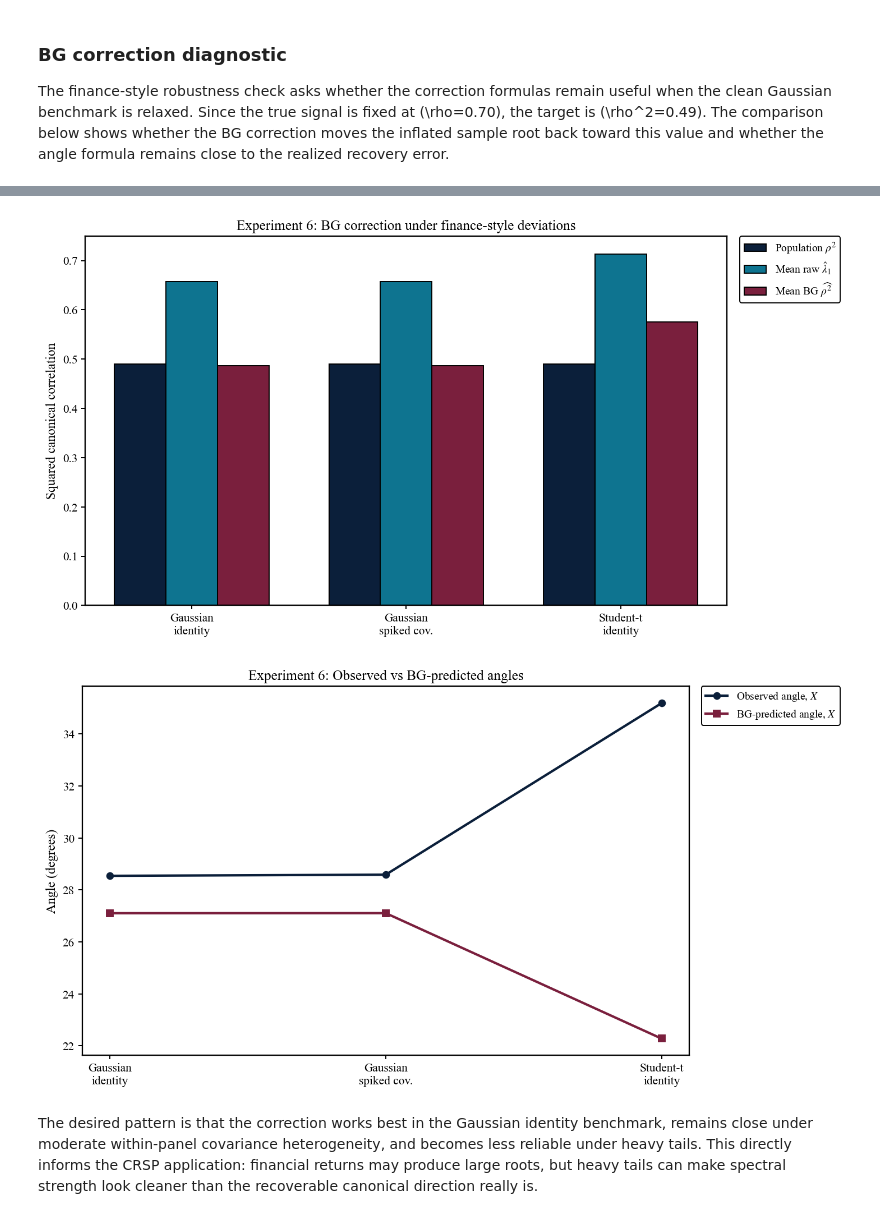
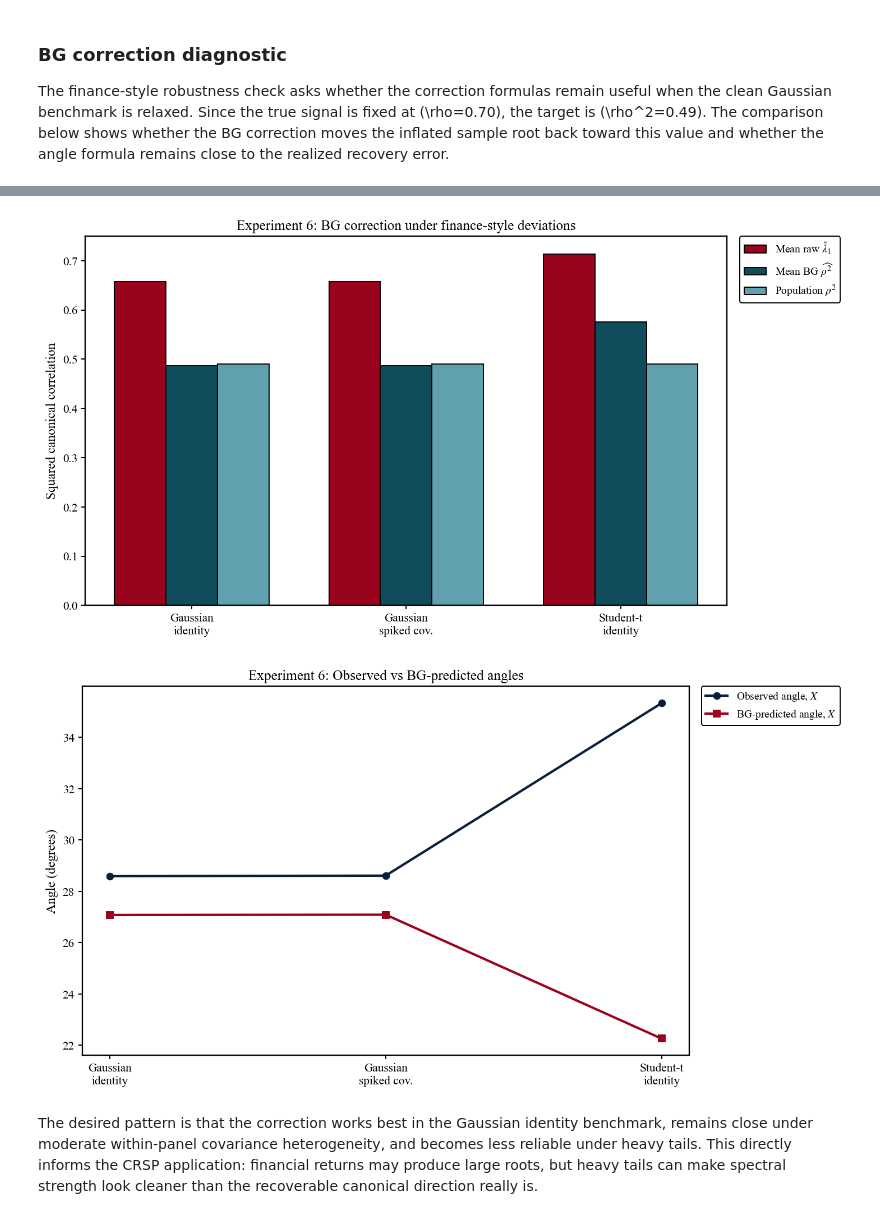
Before and after one commit to albats/hdcca_thesis, a Jupyter notebook: Simulations/simulations.ipynb, the cells around one changed output, grey strips where cells are left out. Cells and saved outputs as stored; diff of their text form; code cells hidden in the pictures.

```diff
--- a/Simulations/simulations.ipynb
+++ b/Simulations/simulations.ipynb
@@ -80,11 +80,15 @@ pd.set_option("display.width", 160)
 THESIS_COLORS = {
     "navy": "#0B1F3A",
     "blue": "#1D4E89",
-    "teal": "#0E7490",
+    "darkteal": "#0F4C5C",
+    "teal": "#61A0AF",
     "green": "#2F6B3B",
-    "burgundy": "#7A1F3D",
+    "red": "#9A031E",
     "gold": "#A06A00",
     "charcoal": "#111111",
+    "grey": "#555555",
+    "orange": "#FB8B24",
+    "autumn": "#E36414",
 }
 
 mpl.rcParams.update({
@@ -1801,23 +2241,29 @@ exp6_correction_summary
 # %%
 fig, ax = thesis_figure(figsize=(10.2, 5.4))
 x = np.arange(len(exp6_correction_summary))
 width = 0.24
-ax.bar(x - width, exp6_correction_summary["rho2_mean"], width=width, color=THESIS_COLORS["navy"], edgecolor="black", label=r"Population $\rho^2$")
-ax.bar(x, exp6_correction_summary["lambda1_hat_mean"], width=width, color=THESIS_COLORS["teal"], edgecolor="black", label=r"Mean raw $\hat{\lambda}_1$")
-ax.bar(x + width, exp6_correction_summary["bg_rho2_hat_mean"], width=width, color=THESIS_COLORS["burgundy"], edgecolor="black", label=r"Mean BG $\widehat{\rho^2}$")
+ax.bar(x - width, exp6_correction_summary["lambda1_hat_mean"], width=width, color=THESIS_COLORS["red"], edgecolor="black",
+       label=r"Mean raw $\hat{\lambda}_1$")
+ax.bar(x , exp6_correction_summary["bg_rho2_hat_mean"], width=width, color=THESIS_COLORS["darkteal"], edgecolor="black",
+       label=r"Mean BG $\widehat{\rho^2}$")
+ax.bar(x + width, exp6_correction_summary["rho2_mean"], width=width, color=THESIS_COLORS["teal"], edgecolor="black", label=r"Population $\rho^2$")
 ax.set_xticks(x)
 ax.set_xticklabels(["Gaussian\nidentity", "Gaussian\nspiked cov.", "Student-t\nidentity"], rotation=0)
 ax.set_ylabel("Squared canonical correlation")
 ax.set_title("Experiment 6: BG correction under finance-style deviations")
 style_axes(ax)
 outside_legend(ax)
 plt.show()
+
+# export
+export_figure(fig, "mc_exp6_bg_root_correction")
+plt.close(fig)
 # %% [output]
-[figure, old version]
+[figure, new version]
 # %%
 fig, ax = thesis_figure(figsize=(10.2, 5.4))
 ax.plot(x, exp6_correction_summary["angle_x_deg_mean"], marker="o", linewidth=2.2, color=THESIS_COLORS["navy"], label=r"Observed angle, $X$")
-ax.plot(x, exp6_correction_summary["bg_pred_angle_x_deg_mean"], marker="s", linewidth=2.2, color=THESIS_COLORS["burgundy"], label=r"BG-predicted angle, $X$")
+ax.plot(x, exp6_correction_summary["bg_pred_angle_x_deg_mean"], marker="s", linewidth=2.2, color=THESIS_COLORS["red"], label=r"BG-predicted angle, $X$")
 ax.set_xticks(x)
 ax.set_xticklabels(["Gaussian\nidentity", "Gaussian\nspiked cov.", "Student-t\nidentity"], rotation=0)
 ax.set_ylabel("Angle (degrees)")
@@ -1825,8 +2271,12 @@ ax.set_title("Experiment 6: Observed vs BG-predicted angles")
 style_axes(ax)
 outside_legend(ax)
 plt.show()
+
+#export
+export_figure(fig, "mc_exp6_bg_angles")
+plt.close(fig)
 # %% [output]
-[figure, old version]
+[figure, new version]
 # %% [markdown]
 The desired pattern is that the correction works best in the Gaussian identity benchmark, remains close under moderate within-panel covariance heterogeneity, and becomes less reliable under heavy tails. This directly informs the CRSP application: financial returns may produce large roots, but heavy tails can make spectral strength look cleaner than the recoverable canonical direction really is.
 # %% [markdown]
```
Also changed, not shown: parts of 134 cells of this notebook, 17 other files.
